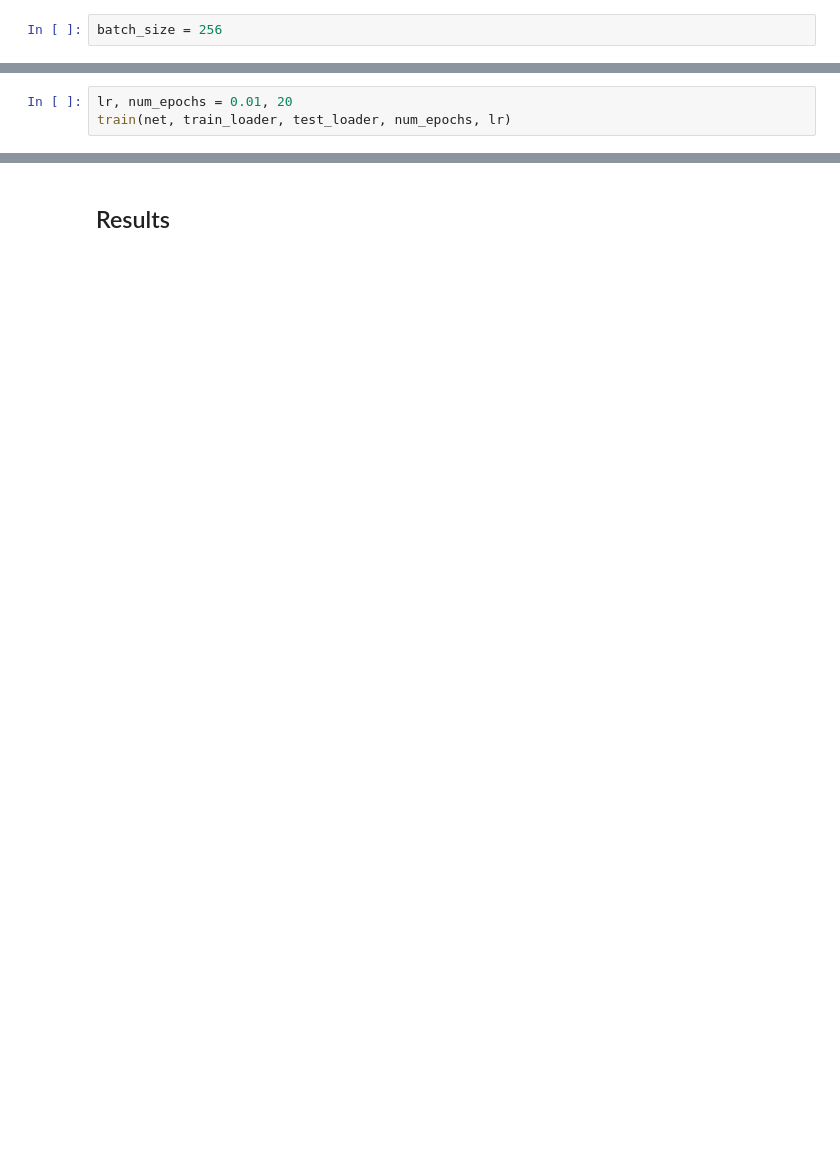
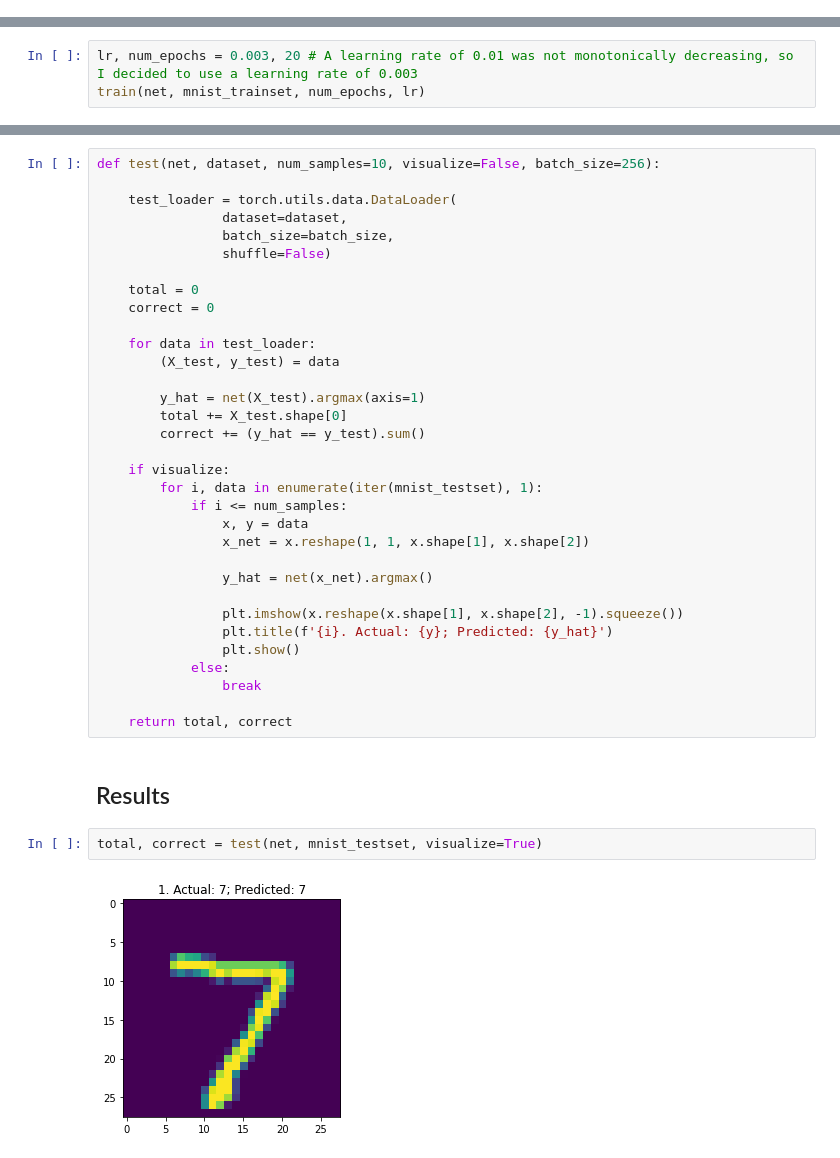
Before and after one commit to ArsyiAziz/deep-learning-2022, a Jupyter notebook: week-4 (LeNet)/LeNet.ipynb, the cells around one changed output, grey strips where cells are left out. Cells and saved outputs as stored; diff of their text form; blank space fills up the shorter version.

```diff
--- a/week-4 (LeNet)/LeNet.ipynb
+++ b/week-4 (LeNet)/LeNet.ipynb
@@ -61,5 +78,3 @@ mnist_testset = datasets.MNIST(root='./data', train=False, download=True, transf
 print(len(mnist_trainset), len(mnist_testset))
 # %% [output]
 60000 10000
-# %%
-batch_size = 256
@@ -96,3 +80,0 @@ def train(net, train_iter, test_iter, num_epochs, lr):
-# %%
-lr, num_epochs = 0.01, 20
-train(net, train_loader, test_loader, num_epochs, lr)
@@ -119,0 +114,3 @@ Epoch: 20
+# %%
+lr, num_epochs = 0.003, 20 # A learning rate of 0.01 was not monotonically decreasing, so I decided to use a learning rate of 0.003
+train(net, mnist_trainset, num_epochs, lr)
@@ -172,2 +137,39 @@ Actual: 4
+# %%
+def test(net, dataset, num_samples=10, visualize=False, batch_size=256):
+
+    test_loader = torch.utils.data.DataLoader(
+                dataset=dataset,
+                batch_size=batch_size,
+                shuffle=False)
+
+    total = 0
+    correct = 0
+
+    for data in test_loader:
+        (X_test, y_test) = data
+
+        y_hat = net(X_test).argmax(axis=1)
+        total += X_test.shape[0]
+        correct += (y_hat == y_test).sum()
+
+    if visualize:
+        for i, data in enumerate(iter(mnist_testset), 1):
+            if i <= num_samples:
+                x, y = data
+                x_net = x.reshape(1, 1, x.shape[1], x.shape[2])
+
+                y_hat = net(x_net).argmax()
+
+                plt.imshow(x.reshape(x.shape[1], x.shape[2], -1).squeeze())
+                plt.title(f'{i}. Actual: {y}; Predicted: {y_hat}')
+                plt.show()
+            else:
+                break
+
+    return total, correct
 # %% [markdown]
 ## Results
+# %%
+total, correct = test(net, mnist_testset, visualize=True)
+# %% [output]
+[figure, added]
```
Also changed, not shown: parts of 22 cells of this notebook, 1 other file.
